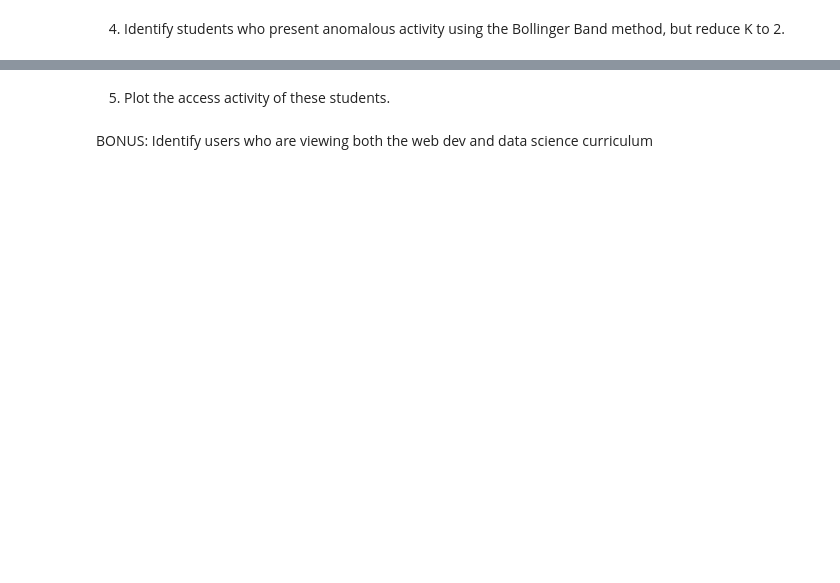
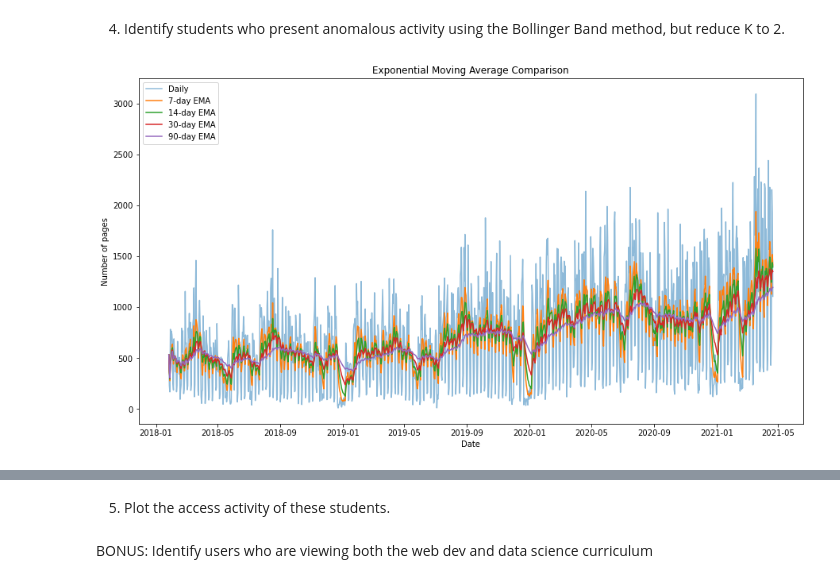
Before and after one commit to david-rodriguez-siller/anomaly-detection-exercises, a Jupyter notebook: time_series_anomaly_detection.ipynb, the cells around one changed output, grey strips where cells are left out. Drawn from its saved outputs; the diff is of its cells as text; code cells hidden in the pictures; blank space fills up the shorter version.

```diff
--- a/time_series_anomaly_detection.ipynb
+++ b/time_series_anomaly_detection.ipynb
@@ -21,7 +22,15 @@ SELECT *
 FROM logs
 LEFT JOIN cohorts on cohorts.id = logs.cohort_id;
 '''
-df = pd.read_sql(query, url)
+
+if os.path.isfile('curriculum_logs.csv'):
+    df = pd.read_csv('curriculum_logs.csv', index_col = 0)
+
+else:
+    df = pd.read_sql(query, url)
+
+    df.to_csv('curriculum_logs.csv')
+
 df.head()
 # %% [output]
 |  | date | time | path | user_id | cohort_id | ip | id | name | slack | start_date | ... |
@@ -149,2 +191,32 @@ array([ 53, 314,  40,  64,  11, 211,   1, 312, 146, 248, 370, 397, 404,
 # %% [markdown]
 4. Identify students who present anomalous activity using the Bollinger Band method, but reduce K to 2.
+# %%
+pages = df['endpoint'].resample('d').count()
+pages.head()
+
+# 7 day EMA
+ema_7d = pages.ewm(span=7).mean()
+# 14 days EMA
+ema_14d = pages.ewm(span=14).mean()
+# 30 days EMA
+ema_30d = pages.ewm(span=30).mean()
+# 90 days EMA
+ema_90d = pages.ewm(span=90).mean()
+# %%
+fig, ax = plt.subplots(figsize = (15,8))
+
+ax.plot(pages.index, pages, label = 'Daily', alpha = .5)
+
+ax.plot(pages.index, ema_7d, label = '7-day EMA')
+ax.plot(pages.index, ema_14d, label = '14-day EMA')
+ax.plot(pages.index, ema_30d, label = '30-day EMA')
+ax.plot(pages.index, ema_90d, label = '90-day EMA')
+
+ax.legend(loc = 'best')
+ax.set_ylabel('Number of pages')
+ax.set_xlabel('Date')
+plt.title('Exponential Moving Average Comparison')
+
+plt.show();
+# %% [output]
+[figure, added]
```
Also changed, not shown: parts of 12 cells of this notebook.
